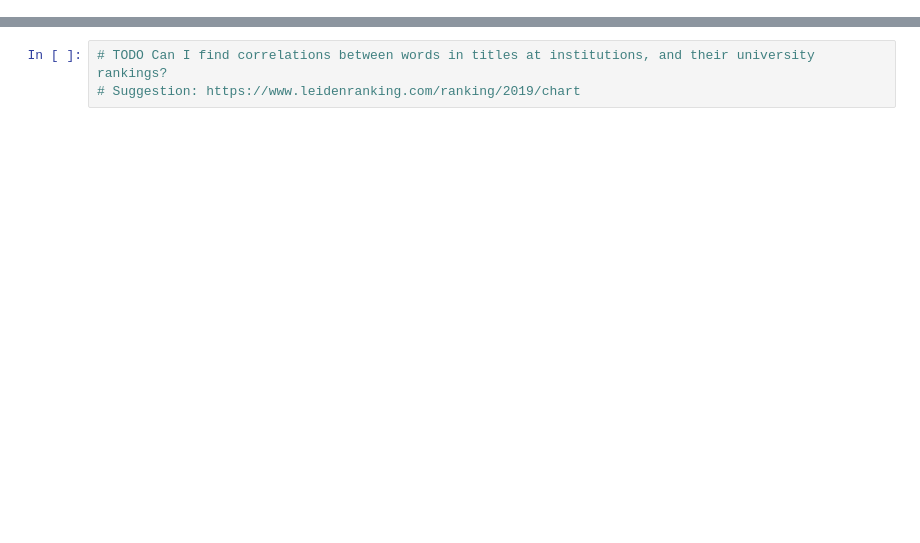
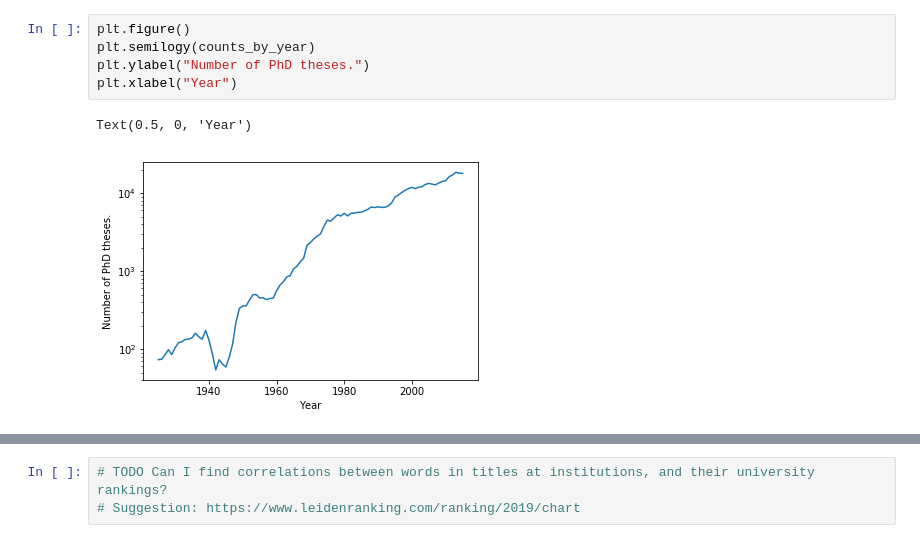
Before and after one commit to mhauru/EThOS-analysis, a Jupyter notebook: analysis.ipynb, the cells around one changed output, grey strips where cells are left out. Saved outputs shown, nothing was run; the diff lists cells and outputs as text; blank space fills up the shorter version.

```diff
--- a/analysis.ipynb
+++ b/analysis.ipynb
@@ -173,0 +68,8 @@ total_wordcounts, wordcounts_by_year.T.loc[2000:late_cutoff, :].sum()
+# %%
+plt.figure()
+plt.semilogy(counts_by_year)
+plt.ylabel("Number of PhD theses.")
+plt.xlabel("Year")
+# %% [output]
+Text(0.5, 0, 'Year')
+[figure, added]
```
Also changed, not shown: parts of 131 cells of this notebook.
